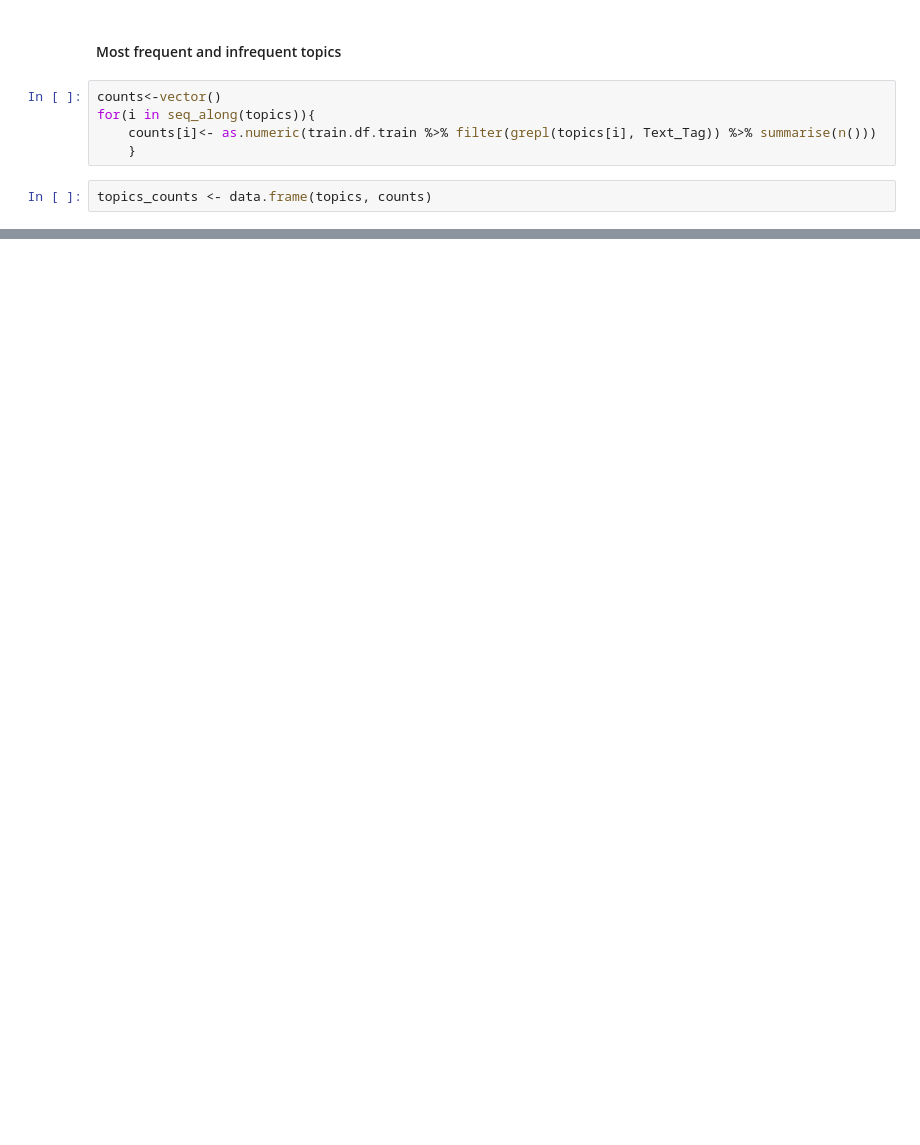
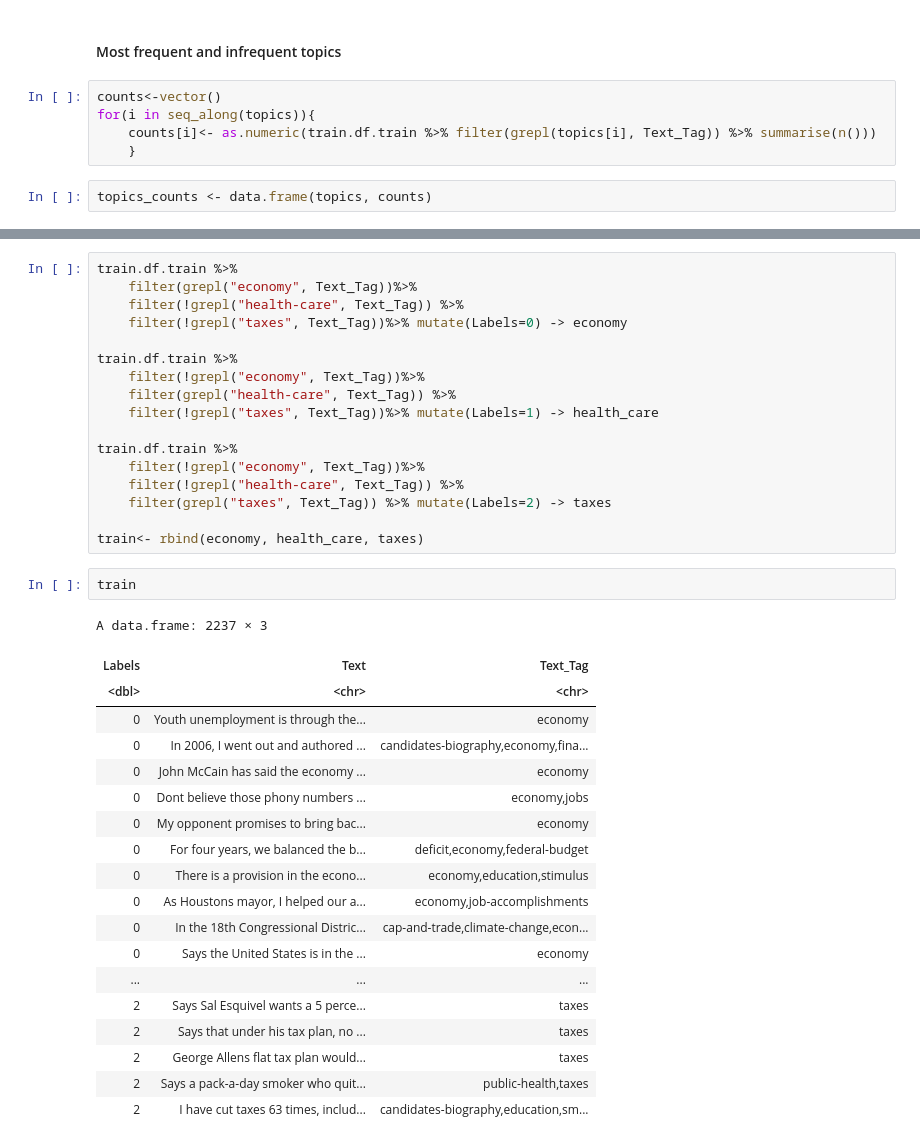
Before and after one commit to tommaso-bertola/falsehoods-sieve, a Jupyter notebook: FakeNewsRecognitionWithBayesClassifier.ipynb, the cells around one changed output, grey strips where cells are left out. Saved outputs shown, nothing was run; the diff lists cells and outputs as text; blank space fills up the shorter version.

```diff
--- a/FakeNewsRecognitionWithBayesClassifier.ipynb
+++ b/FakeNewsRecognitionWithBayesClassifier.ipynb
@@ -438,0 +396,39 @@ topics_counts %>%
+# %%
+train.df.train %>%
+    filter(grepl("economy", Text_Tag))%>%
+    filter(!grepl("health-care", Text_Tag)) %>%
+    filter(!grepl("taxes", Text_Tag))%>% mutate(Labels=0) -> economy
+
+train.df.train %>%
+    filter(!grepl("economy", Text_Tag))%>%
+    filter(grepl("health-care", Text_Tag)) %>%
+    filter(!grepl("taxes", Text_Tag))%>% mutate(Labels=1) -> health_care
+
+train.df.train %>%
+    filter(!grepl("economy", Text_Tag))%>%
+    filter(!grepl("health-care", Text_Tag)) %>%
+    filter(grepl("taxes", Text_Tag)) %>% mutate(Labels=2) -> taxes
+
+train<- rbind(economy, health_care, taxes)
+# %%
+train
+# %% [output]
+A data.frame: 2237 × 3
+| Labels | Text | Text_Tag |
+| <dbl> | <chr> | <chr> |
+| 0 | Youth unemployment is through the... | economy |
+| 0 | In 2006, I went out and authored ... | candidates-biography,economy,fina... |
+| 0 | John McCain has said the economy ... | economy |
+| 0 | Dont believe those phony numbers ... | economy,jobs |
+| 0 | My opponent promises to bring bac... | economy |
+| 0 | For four years, we balanced the b... | deficit,economy,federal-budget |
+| 0 | There is a provision in the econo... | economy,education,stimulus |
+| 0 | As Houstons mayor, I helped our a... | economy,job-accomplishments |
+| 0 | In the 18th Congressional Distric... | cap-and-trade,climate-change,econ... |
+| 0 | Says the United States is in the ... | economy |
+| ... | ... | ... |
+| 2 | Says Sal Esquivel wants a 5 perce... | taxes |
+| 2 | Says that under his tax plan, no ... | taxes |
+| 2 | George Allens flat tax plan would... | taxes |
+| 2 | Says a pack-a-day smoker who quit... | public-health,taxes |
+| 2 | I have cut taxes 63 times, includ... | candidates-biography,education,sm... |
```
Also changed, not shown: parts of 15 cells of this notebook, 12 other files.
